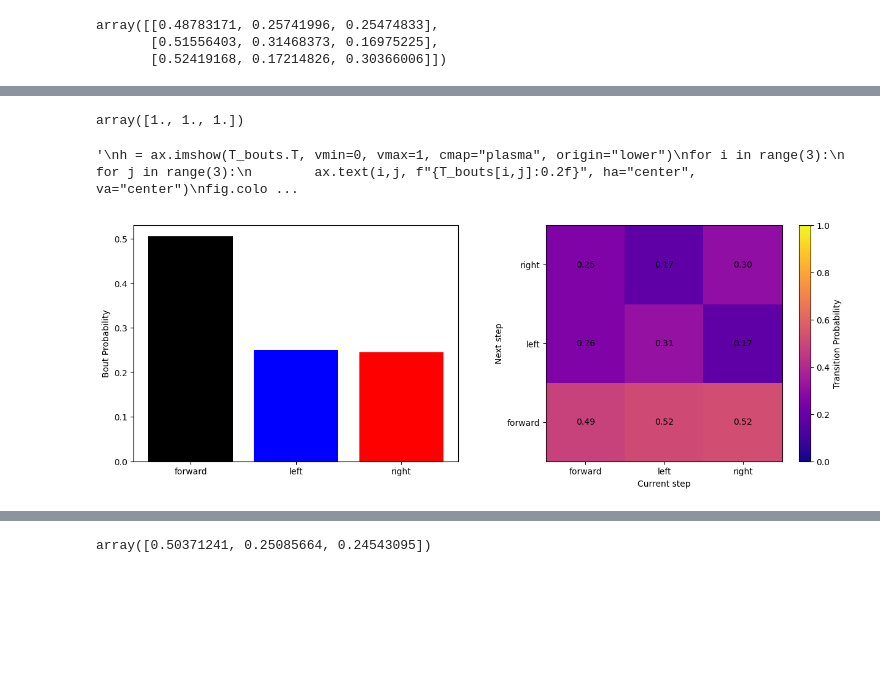
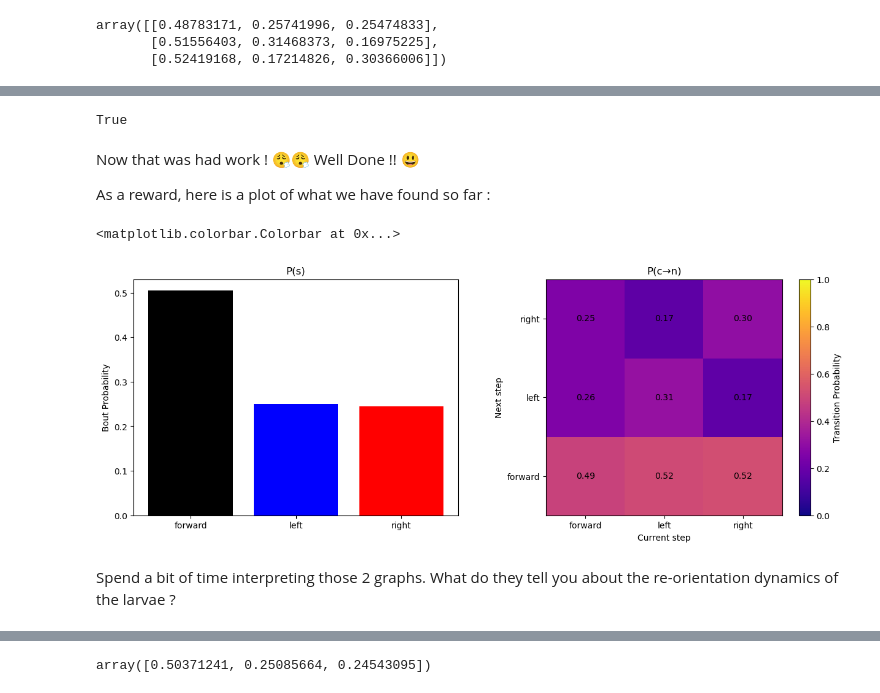
Before and after one commit to EmeEmu/IBIO-Banyuls2023-Python, a Jupyter notebook: day4_HMMs.ipynb, the cells around one changed output, grey strips where cells are left out. Saved outputs shown, nothing was run; the diff lists cells and outputs as text; code cells hidden in the pictures; blank space fills up the shorter version.

```diff
--- a/day4_HMMs.ipynb
+++ b/day4_HMMs.ipynb
@@ -121,2 +140,4 @@ ax.set_aspect("equal")
+# %%
+cmap_states = ListedColormap(["k","b","r"]) # custom colormap for the 3 states : 'forward', 'left' or 'right'
 # %%
 def plot_transition_matrix(ax, T, labels=["forward", "left", "right"]):
@@ -224,6 +350,25 @@ array([0.50496375, 0.25018405, 0.2448522 ])
 # %%
 def bout_transition(bout_seqs):
-    ## WARNING !!!!! there are -1 in the sequences of bouts corresponding to nans in the dtheta sequences
+    """Compute the transition probability matrix from sequences of bouts.
+
+    💡 you need to look at each sequence one by one. For each bout, identify
+    the next bout, this gives you the transition, and record the total
+    number of times you have seen each transition. You will then need to
+    normalise the matrix correctly.
+
+    ⚠️ the input might contain values -1 (remember the previous exercise).
+    Your function should work with and without those -1 values !
+
+    Parameters :
+    ------------
+    bout_seqs : 2D array of integers, shape (sequence x bouts)
+        sequences of states. 0='Forward', 1='Left', 2='Right', -1=NaN
+
+    Returns :
+    ---------
+    P : 2D array of shape (3,3)
+        probability of transition between each state 'Forward', 'Left' and 'Right'.
+    """
     T = np.zeros((3,3), dtype=np.int_)
     for s,seq in enumerate(bout_seqs):
         for i in range(len(seq)-1):
@@ -232,4 +377,6 @@ def bout_transition(bout_seqs):
                 break
             T[seq[i], seq[j]] += 1
     P = T / T.sum(axis=1)[:,np.newaxis]
+    assert P.shape == (3,3), ":P: should be a 2D matrix of shape 3x3."
+    assert np.isclose(P.sum(axis=1), 1).all(), ":P: is not normalised properly."
     return P
@@ -243,30 +395,27 @@ array([[0.48783171, 0.25741996, 0.25474833],
 # %%
-T_bouts.sum(axis=1)
+(T_bouts.sum(axis=1)==1).all()
 # %% [output]
-array([1., 1., 1.])
+True
+# %% [markdown]
+Now that was had work ! 😮‍💨😮‍💨  Well Done !! 😃
+
+As a reward, here is a plot of what we have found so far :
 # %%
 fig, axs = plt.subplots(ncols=2, figsize=(15,5))
 
 ax = axs[0]
-ax.bar([0,1,2], p_bouts, color=["k", "blue", "red"])
+ax.set_title(r"P(s)")
+ax.bar([0,1,2], p_bouts, color=cmap_states.colors)
 ax.set_xticks([0,1,2], ["forward", "left", "right"])
 ax.set_ylabel("Bout Probability")
 
 
 ax = axs[1]
+ax.set_title(r"P(c→n)")
 h = plot_transition_matrix(ax, T_bouts)
 fig.colorbar(h, ax=ax, label="Transition Probability")
-"""
-h = ax.imshow(T_bouts.T, vmin=0, vmax=1, cmap="plasma", origin="lower")
-for i in range(3):
-    for j in range(3):
-        ax.text(i,j, f"{T_bouts[i,j]:0.2f}", ha="center", va="center")
-fig.colorbar(h, ax=ax, label="Transition Probability")
-ax.set_xticks([0,1,2], ["forward", "left", "right"])
-ax.set_yticks([0,1,2], ["forward", "left", "right"])
-ax.set_xlabel("Current step")
-ax.set_ylabel("Next step")
-"""
 # %% [output]
-'\nh = ax.imshow(T_bouts.T, vmin=0, vmax=1, cmap="plasma", origin="lower")\nfor i in range(3):\n    for j in range(3):\n        ax.text(i,j, f"{T_bouts[i,j]:0.2f}", ha="center", va="center")\nfig.colo ...
+<matplotlib.colorbar.Colorbar at 0x...>
-[figure, old version]
+[figure, new version]
+# %% [markdown]
+Spend a bit of time interpreting those 2 graphs. What do they tell you about the re-orientation dynamics of the larvae ?
```
Also changed, not shown: parts of 119 cells of this notebook.
